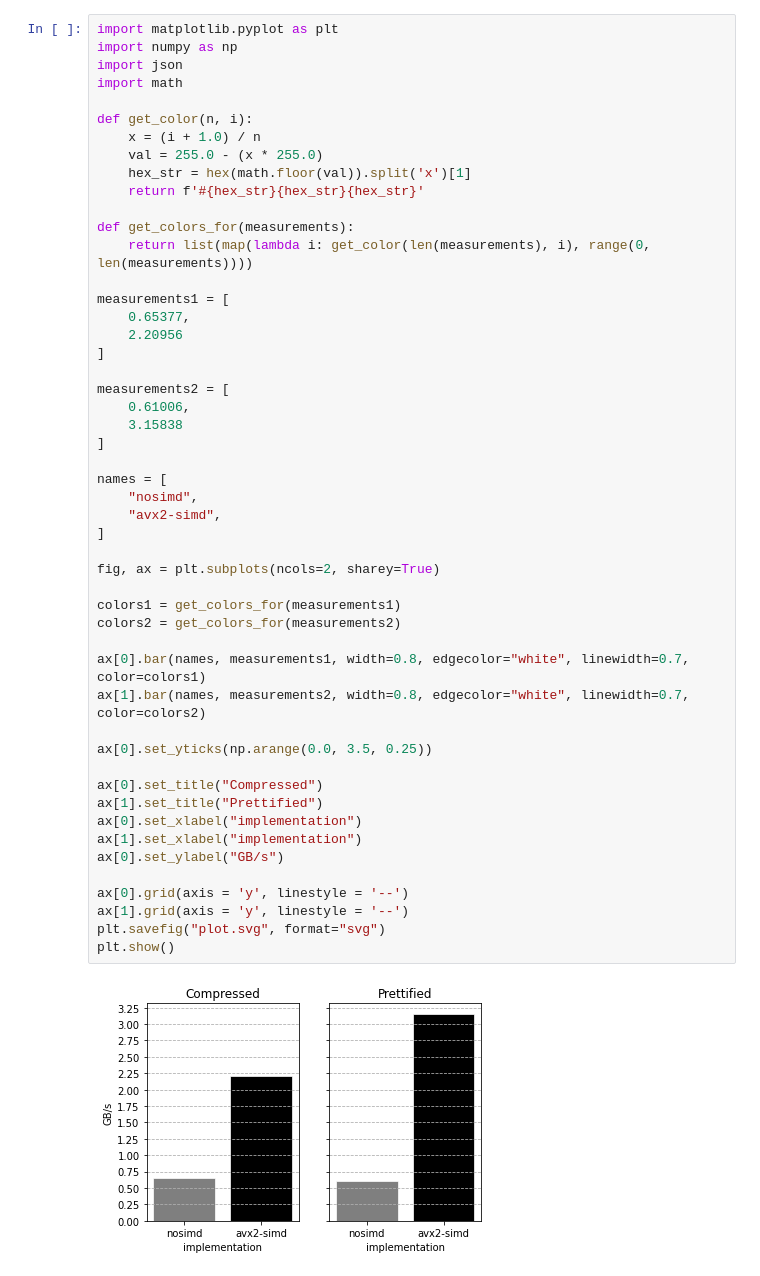
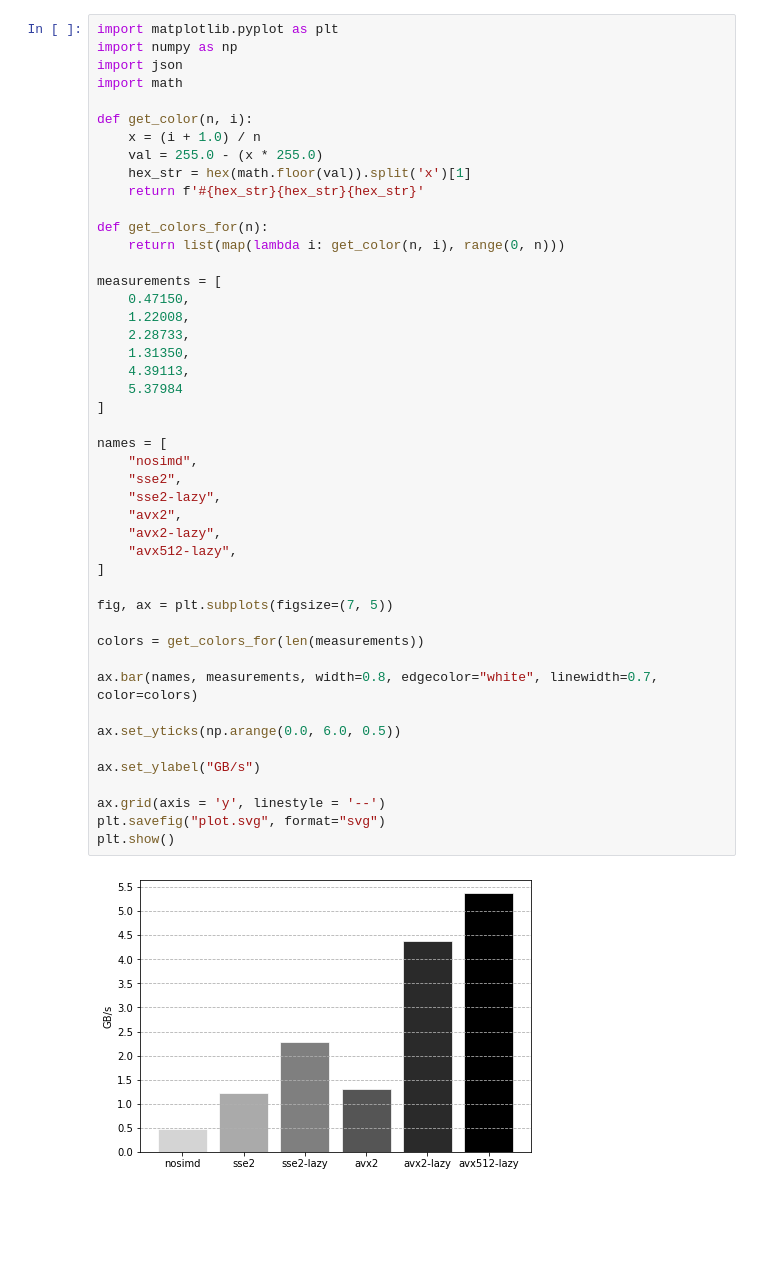
Before and after one commit to rsonquery/rsonpath, a Jupyter notebook: simd-benchmarks/plot.ipynb, the cells around one changed output. Saved outputs shown, nothing was run; the diff lists cells and outputs as text; blank space fills up the shorter version.

```diff
--- a/simd-benchmarks/plot.ipynb
+++ b/simd-benchmarks/plot.ipynb
@@ -1,52 +1,48 @@
 # %%
 import matplotlib.pyplot as plt
 import numpy as np
 import json
 import math
 
 def get_color(n, i):
     x = (i + 1.0) / n
     val = 255.0 - (x * 255.0)
     hex_str = hex(math.floor(val)).split('x')[1]
     return f'#{hex_str}{hex_str}{hex_str}'
 
-def get_colors_for(measurements):
-    return list(map(lambda i: get_color(len(measurements), i), range(0, len(measurements))))
+def get_colors_for(n):
+    return list(map(lambda i: get_color(n, i), range(0, n)))
 
-measurements1 = [
-    0.65377,
-    2.20956
-]
-
-measurements2 = [
-    0.61006,
-    3.15838
+measurements = [
+    0.47150,
+    1.22008,
+    2.28733,
+    1.31350,
+    4.39113,
+    5.37984
 ]
 
 names = [
     "nosimd",
-    "avx2-simd",
+    "sse2",
+    "sse2-lazy",
+    "avx2",
+    "avx2-lazy",
+    "avx512-lazy",
 ]
 
-fig, ax = plt.subplots(ncols=2, sharey=True)
+fig, ax = plt.subplots(figsize=(7, 5))
 
-colors1 = get_colors_for(measurements1)
-colors2 = get_colors_for(measurements2)
+colors = get_colors_for(len(measurements))
 
-ax[0].bar(names, measurements1, width=0.8, edgecolor="white", linewidth=0.7, color=colors1)
-ax[1].bar(names, measurements2, width=0.8, edgecolor="white", linewidth=0.7, color=colors2)
+ax.bar(names, measurements, width=0.8, edgecolor="white", linewidth=0.7, color=colors)
 
-ax[0].set_yticks(np.arange(0.0, 3.5, 0.25))
+ax.set_yticks(np.arange(0.0, 6.0, 0.5))
 
-ax[0].set_title("Compressed")
-ax[1].set_title("Prettified")
-ax[0].set_xlabel("implementation")
-ax[1].set_xlabel("implementation")
-ax[0].set_ylabel("GB/s")
+ax.set_ylabel("GB/s")
 
-ax[0].grid(axis = 'y', linestyle = '--')
-ax[1].grid(axis = 'y', linestyle = '--')
+ax.grid(axis = 'y', linestyle = '--')
 plt.savefig("plot.svg", format="svg")
 plt.show()
 # %% [output]
-[figure, old version]
+[figure, new version]
```
Also changed, not shown: parts of 3 cells of this notebook, 1 other file.
